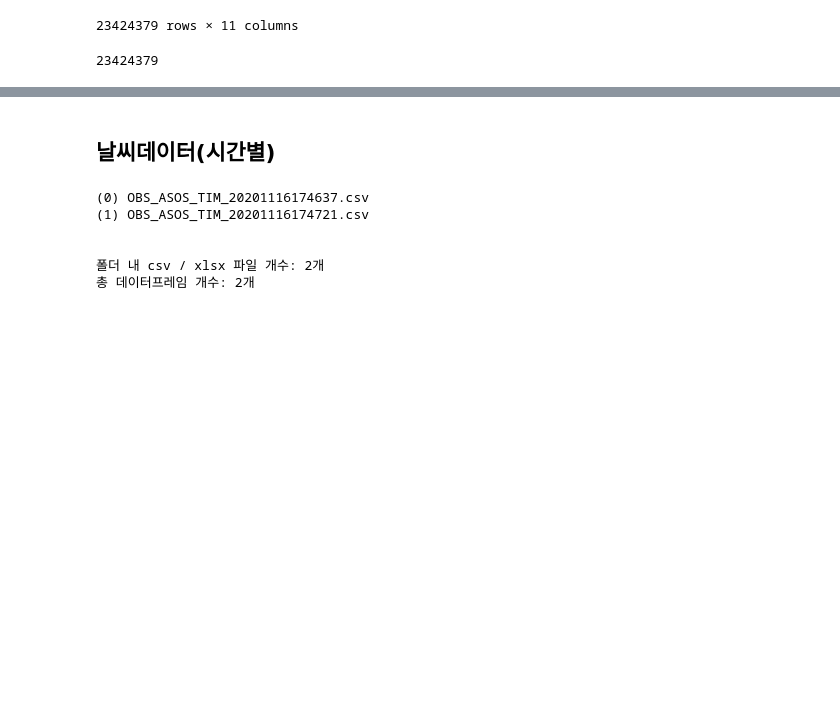
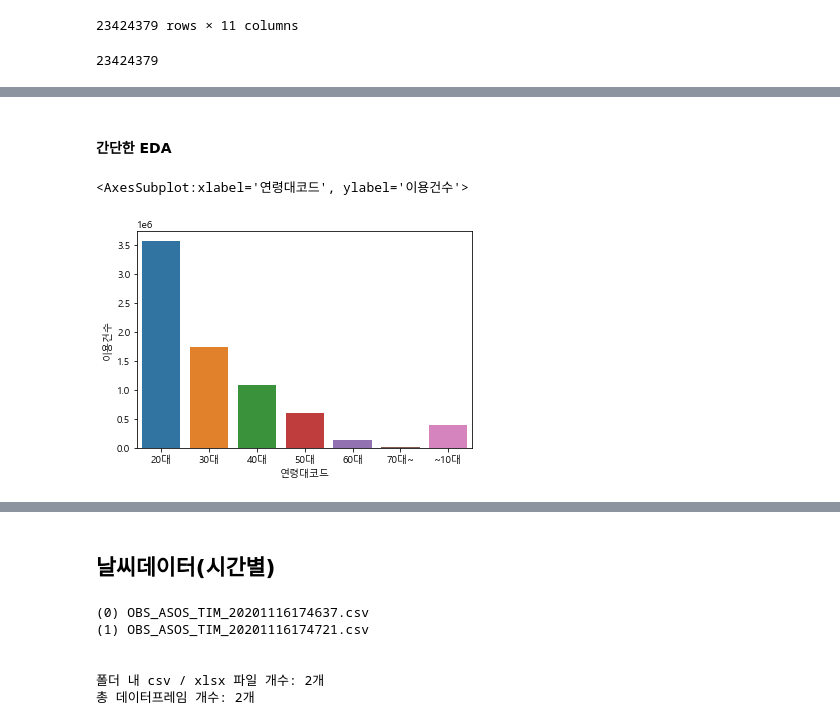
Before and after one commit to dancingowl/Seoulbike, a Jupyter notebook: notebooks/01. 20201121 클렌징 완료 건.ipynb, the cells around one changed output, grey strips where cells are left out. Cells and saved outputs as stored; diff of their text form; code cells hidden in the pictures; blank space fills up the shorter version.

```diff
--- a/notebooks/01. 20201121 클렌징 완료 건.ipynb
+++ b/notebooks/01. 20201121 클렌징 완료 건.ipynb
@@ -1707,3 +1752,5 @@ for i in range(18):
 length
 # %% [output]
 23424379
+# %%
+Hour_bike_usage_2020 = pd.read_csv('../raw data/공공자전거시간대별대여정보/Hour_bike_usage_2020.csv', encoding = 'cp949')
@@ -1709,0 +1773,4 @@ length
+# %%
+df1 = Hour_bike_usage_2020.groupby('연령대코드').sum().reset_index()
+# %% [markdown]
+#### 간단한 EDA
@@ -1709,0 +1779,5 @@ length
+# %%
+sns.barplot(data = df1, x = '연령대코드', y = '이용건수')
+# %% [output]
+<AxesSubplot:xlabel='연령대코드', ylabel='이용건수'>
+[figure, added]
```
Also changed, not shown: parts of 16 cells of this notebook, 8 other files.
